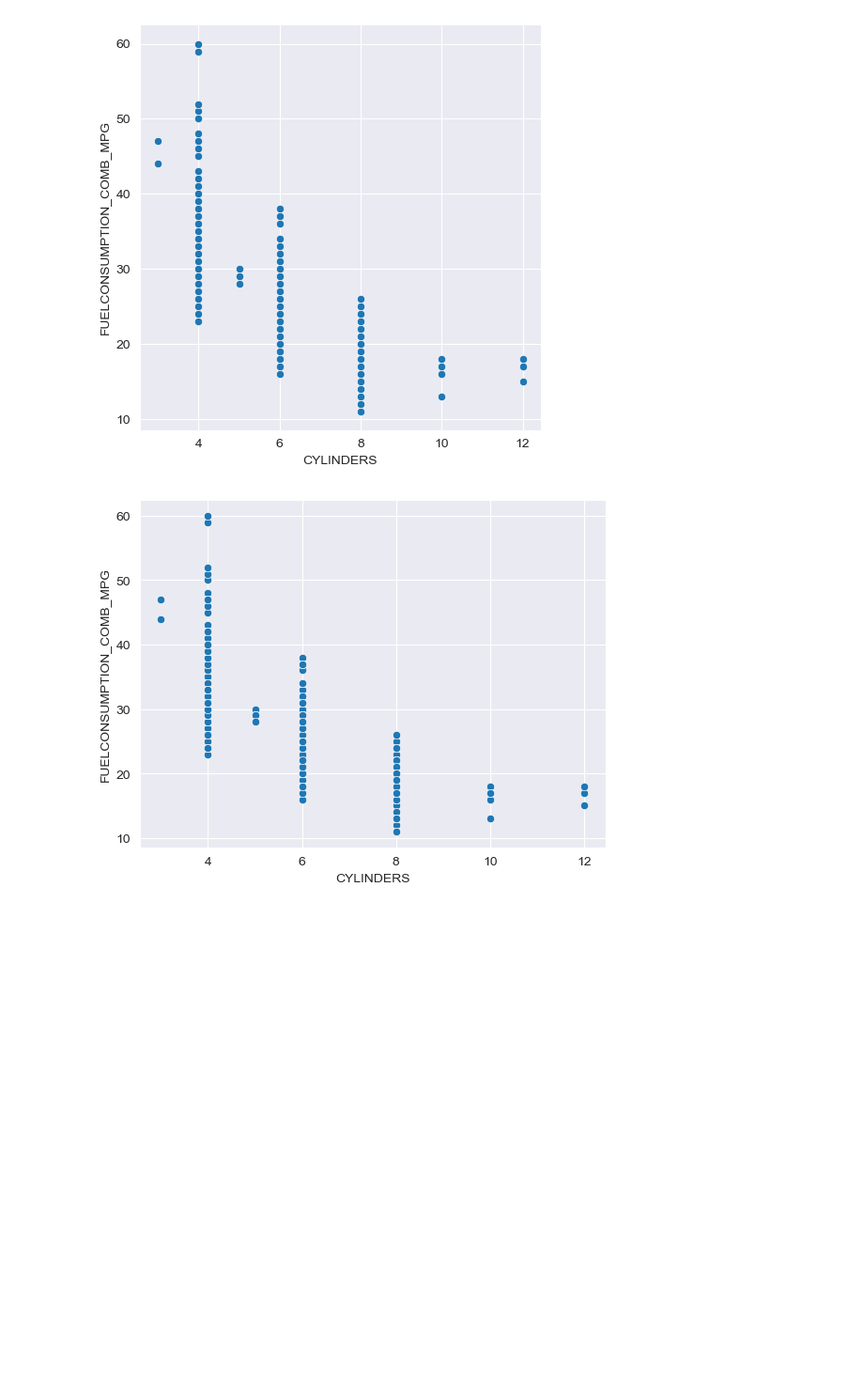
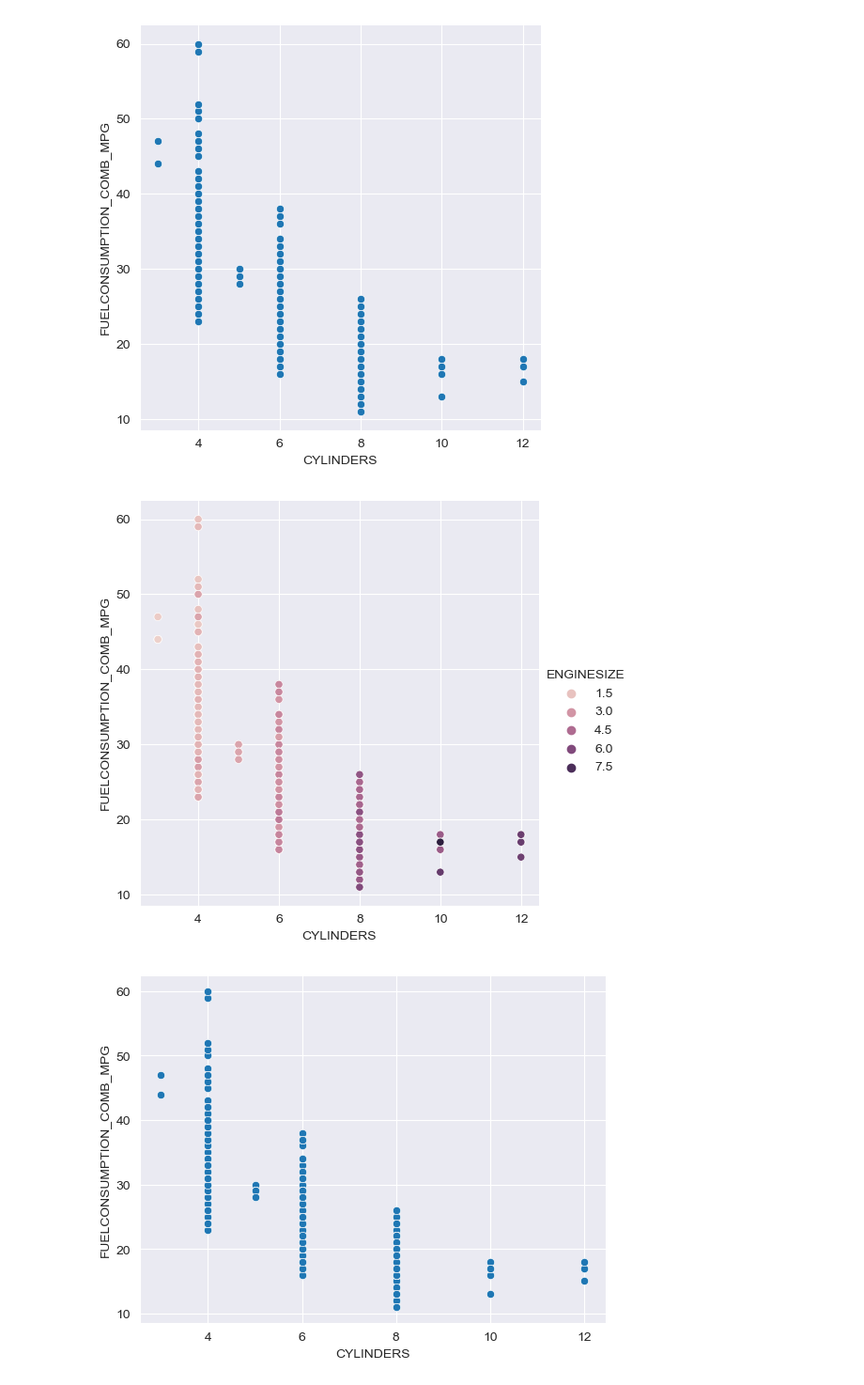
Before and after one commit to MohammadNainy/Visual, a Jupyter notebook: Seaborn.ipynb, the cells around one changed output. Shown at 94% size. Drawn from its saved outputs; the diff is of its cells as text; code cells hidden in the pictures; blank space fills up the shorter version.

```diff
--- a/Seaborn.ipynb
+++ b/Seaborn.ipynb
@@ -102,6 +122,15 @@ sns.relplot(data=df,
            );
 # %% [output]
 [figure]
+# %%
+sns.relplot(data=df,
+            y="FUELCONSUMPTION_COMB_MPG",
+            x="CYLINDERS",
+            kind="scatter",
+            hue="ENGINESIZE"
+           );
+# %% [output]
+[figure, added]
 # %%
 sns.scatterplot(data=df,
                 y="FUELCONSUMPTION_COMB_MPG",
```
Also changed, not shown: parts of 21 cells of this notebook, 1 other file.
